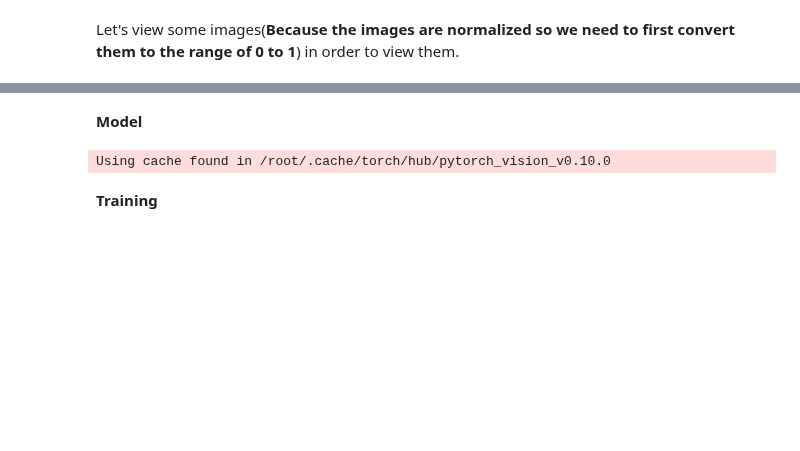
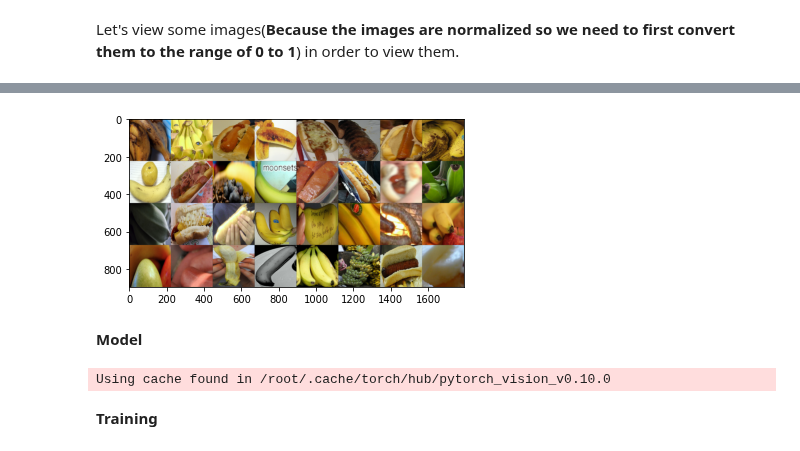
Before and after one commit to probml/probml-notebooks, a Jupyter notebook: notebooks-d2l/finetune_cnn_jax.ipynb, the cells around one changed output, grey strips where cells are left out. Cells and saved outputs as stored; diff of their text form; code cells hidden in the pictures; blank space fills up the shorter version.

Commit message:
Fixed dataloader, training time and more

```diff
--- a/notebooks-d2l/finetune_cnn_jax.ipynb
+++ b/notebooks-d2l/finetune_cnn_jax.ipynb
@@ -126,8 +113,15 @@ Wall time: 15min 45s
+# %%
+train_dl = DataLoader(batch_size=32, motiv="train")
+val_dl = DataLoader(batch_size=32, motiv="test")
 # %% [markdown]
 Let's view some images(**Because the images are normalized so we need to first convert them to the range of 0 to 1**) in order to view them.
 # %%
-viewable_imgs = X_train[:32]
+example_x, example_y = train_dl.__getitem__(0)
+
+viewable_imgs = example_x[:32]
 viewable_imgs = (viewable_imgs-viewable_imgs.min())/(viewable_imgs.max()-viewable_imgs.min())
-plt.imshow(montage(viewable_imgs, multichannel=True, grid_shape=(4, 8)));
+viewable_imgs = viewable_imgs*255.0
+viewable_imgs = viewable_imgs.astype(jnp.uint8)
+plt.imshow(montage(viewable_imgs, multichannel=True, grid_shape=(4, 8)))
 plt.show();
 # %% [output]
@@ -135,3 +128,4 @@ plt.show();
+[figure, added]
 # %% [markdown]
 **Model**
 # %%
```
Also changed, not shown: parts of 18 cells of this notebook.
